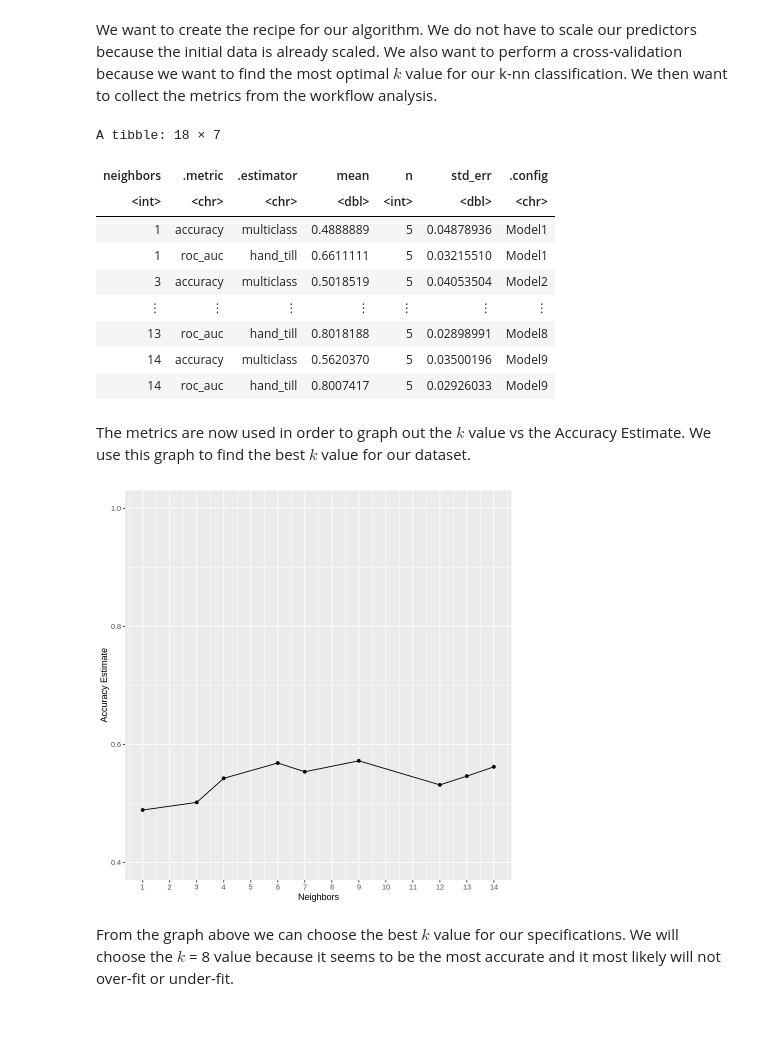
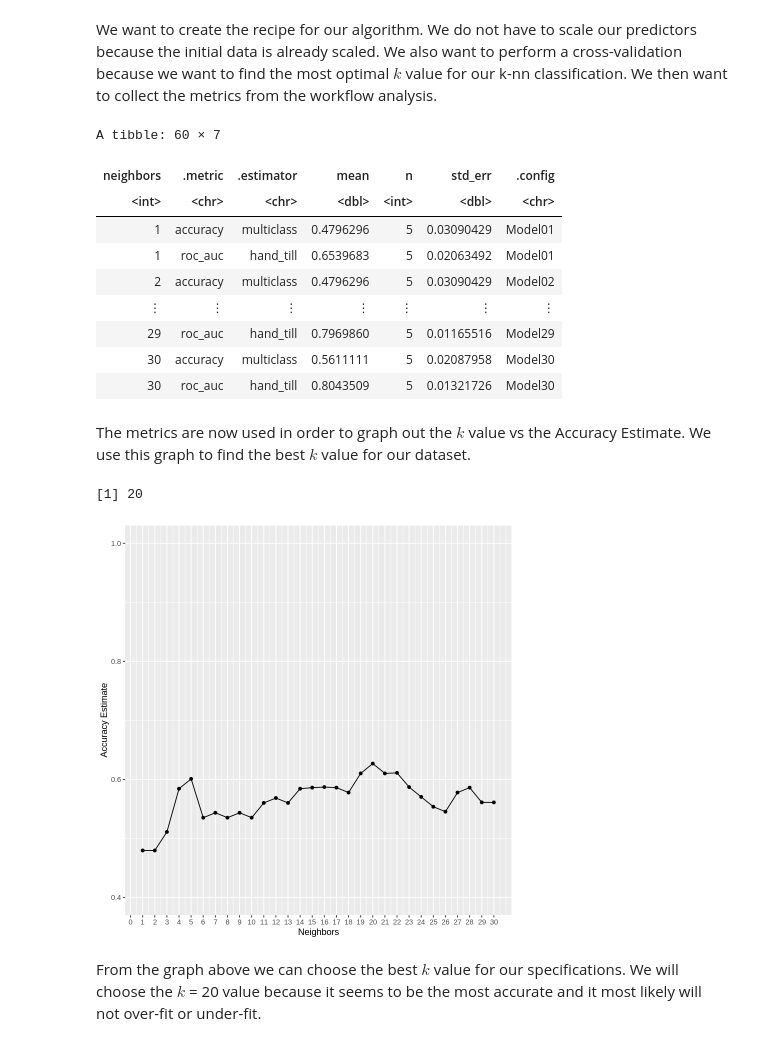
Before and after one commit to tsabkuro/EcoFoot, a Jupyter notebook: report.ipynb, the cells around one changed output. Saved outputs shown, nothing was run; the diff lists cells and outputs as text; code cells hidden in the pictures.

Commit message:
Found best K value from 1 to 30

```diff
--- a/report.ipynb
+++ b/report.ipynb
@@ -122,55 +122,68 @@ We want to create the recipe for our algorithm. We do not have to scale our pred
 set.seed(1)
 #creating our recipe
 countries_recipe <- recipe(GDP_classified ~ cropland.footprint + grazing.footprint + forest.footprint +
-                           fish.footprint + carbon.footprint, data = countries_train)
-
-#cross-validation
-countries_vfold <- vfold_cv(countries_train, v = 5, strata = GDP_classified)
+                           fish.footprint + carbon.footprint, data = countries_train) %>%
+    step_scale(all_predictors()) %>%
+    step_center(all_predictors())
 
 #specifications for our model
 knn_tune <- nearest_neighbor(weight_func = "rectangular", neighbors = tune()) %>%
     set_engine("kknn") %>%
     set_mode("classification")
 
+#cross-validation
+countries_vfold <- vfold_cv(countries_train, v = 5, strata = GDP_classified)
+
+grid_vals <- tibble(neighbors = seq(1, 30))
+
 #workflow analysis metrics
 countries_results <- workflow() %>%
-      add_recipe(countries_recipe) %>%
-      add_model(knn_tune) %>%
-      tune_grid(resamples = countries_vfold, grid = 10) %>%
-      collect_metrics()
+    add_recipe(countries_recipe) %>%
+    add_model(knn_tune) %>%
+    tune_grid(resamples = countries_vfold, grid = grid_vals) %>%
+    collect_metrics()
 
 countries_results
 # %% [output]
-A tibble: 18 × 7
+A tibble: 60 × 7
 | neighbors | .metric | .estimator | mean | n | std_err | .config |
 | <int> | <chr> | <chr> | <dbl> | <int> | <dbl> | <chr> |
-| 1 | accuracy | multiclass | 0.4888889 | 5 | 0.04878936 | Model1 |
-| 1 | roc_auc | hand_till | 0.6611111 | 5 | 0.03215510 | Model1 |
-| 3 | accuracy | multiclass | 0.5018519 | 5 | 0.04053504 | Model2 |
+| 1 | accuracy | multiclass | 0.4796296 | 5 | 0.03090429 | Model01 |
+| 1 | roc_auc | hand_till | 0.6539683 | 5 | 0.02063492 | Model01 |
+| 2 | accuracy | multiclass | 0.4796296 | 5 | 0.03090429 | Model02 |
 | ⋮ | ⋮ | ⋮ | ⋮ | ⋮ | ⋮ | ⋮ |
-| 13 | roc_auc | hand_till | 0.8018188 | 5 | 0.02898991 | Model8 |
-| 14 | accuracy | multiclass | 0.5620370 | 5 | 0.03500196 | Model9 |
-| 14 | roc_auc | hand_till | 0.8007417 | 5 | 0.02926033 | Model9 |
+| 29 | roc_auc | hand_till | 0.7969860 | 5 | 0.01165516 | Model29 |
+| 30 | accuracy | multiclass | 0.5611111 | 5 | 0.02087958 | Model30 |
+| 30 | roc_auc | hand_till | 0.8043509 | 5 | 0.01321726 | Model30 |
 # %% [markdown]
 The metrics are now used in order to graph out the $k$ value vs the Accuracy Estimate. We use this graph to find the best $k$ value for our dataset.
 # %%
 #filtering out the metrics to only display accuracy
 accuracies <- countries_results %>%
       filter(.metric == "accuracy")
 
 #plotting out the k vs accuracy estimate in order to visualize the relationship between them.
 cross_val_plot <- ggplot(accuracies, aes(x = neighbors, y = mean))+
       geom_point() +
       geom_line() +
       labs(x = "Neighbors", y = "Accuracy Estimate") +
-      scale_x_continuous(breaks = seq(0, 14, by = 1)) +
+      scale_x_continuous(breaks = seq(0, 30, by = 1)) +
       scale_y_continuous(limits = c(0.4, 1.0))
 
 cross_val_plot
+
+
+#finding the k value with the highest accuracy
+kmax <- accuracies %>%
+    filter(mean == max(mean)) %>%
+    pull(neighbors)
+
+kmax
 # %% [output]
+[1] 20
-[figure, old version]
+[figure, new version]
 # %% [markdown]
-From the graph above we can choose the best $k$ value for our specifications. We will choose the $k$ = 8 value because it seems to be the most accurate and it most likely will not over-fit or under-fit.
+From the graph above we can choose the best $k$ value for our specifications. We will choose the $k$ = 20 value because it seems to be the most accurate and it most likely will not over-fit or under-fit.
 # %%
 set.seed(2)
 
```
Also changed, not shown: parts of 2 cells of this notebook.
